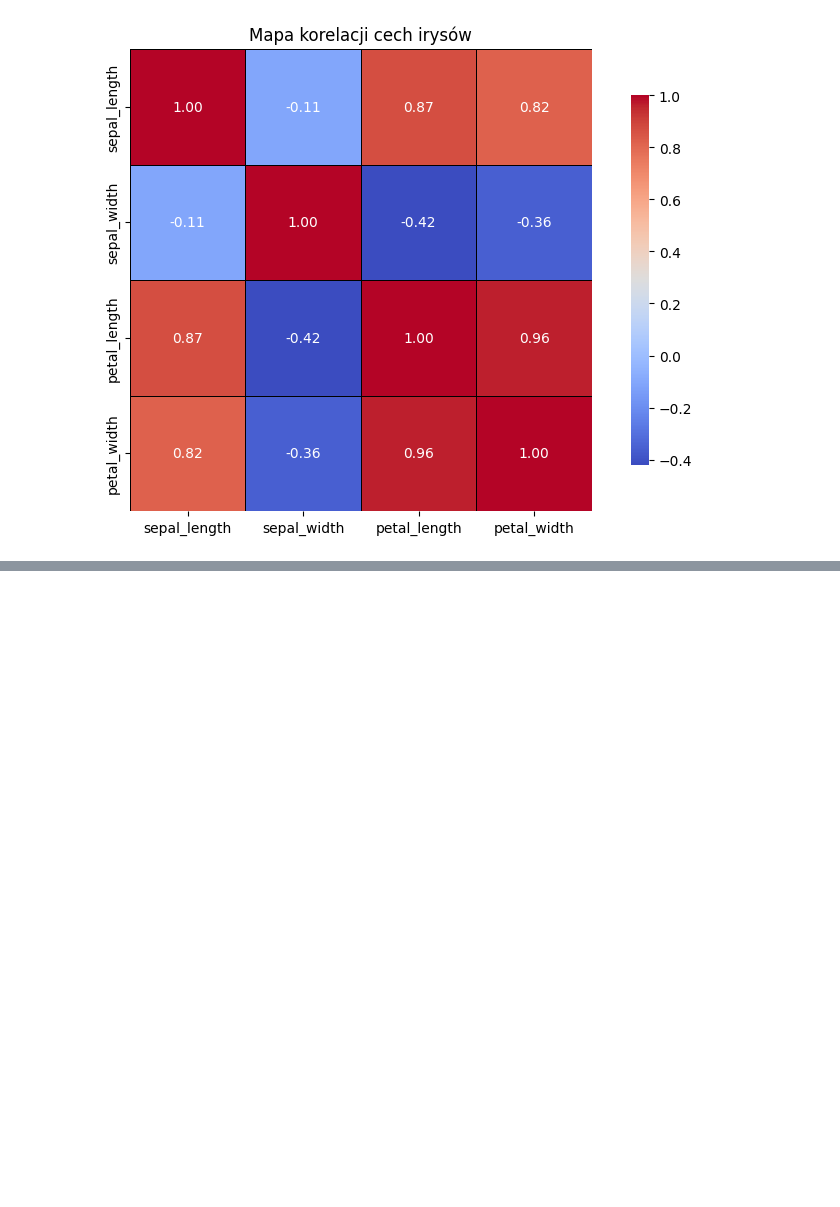
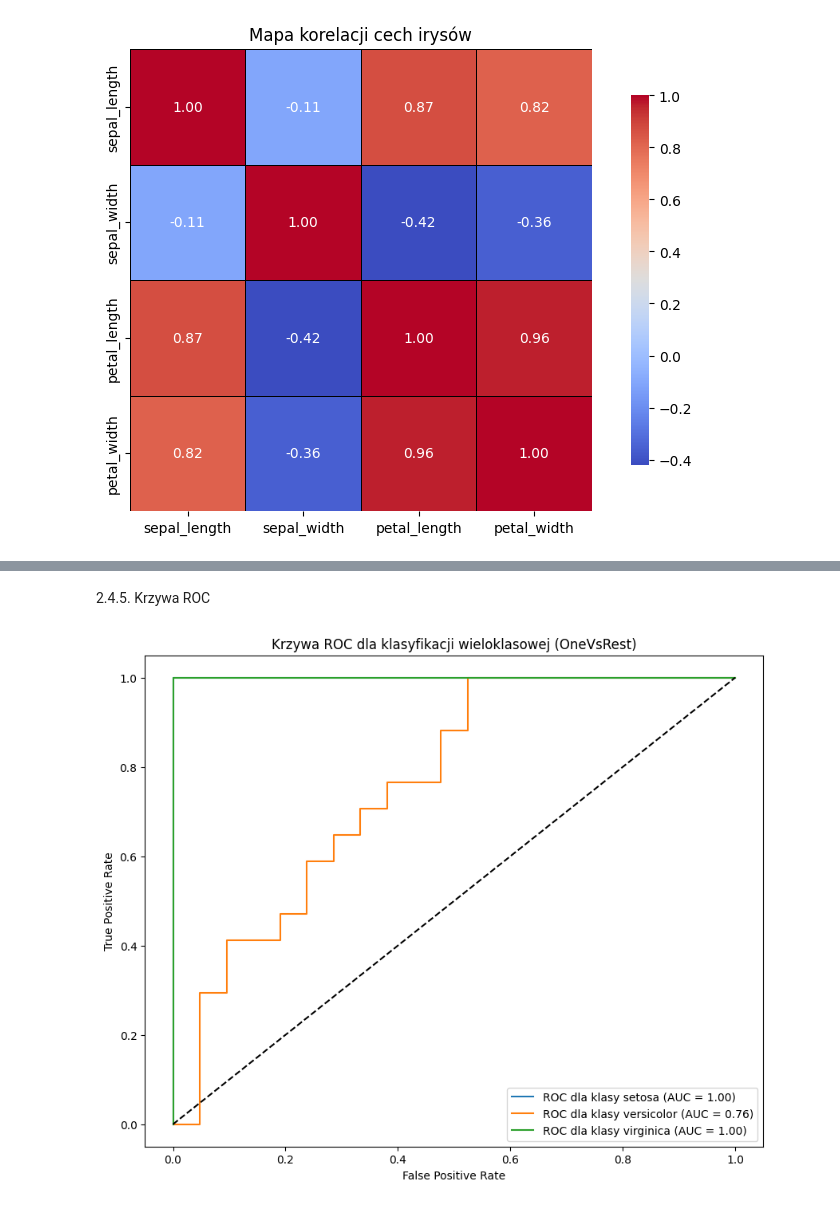
Before and after one commit to maddie84/Lab_Maszynowej_Analizy_Danych, a Jupyter notebook: Lab3/Jazwinska_Magda_LMAD_PSI_L3.ipynb, the cells around one changed output, grey strips where cells are left out. Saved outputs shown, nothing was run; the diff lists cells and outputs as text; code cells hidden in the pictures; blank space fills up the shorter version.

```diff
--- a/Lab3/Jazwinska_Magda_LMAD_PSI_L3.ipynb
+++ b/Lab3/Jazwinska_Magda_LMAD_PSI_L3.ipynb
@@ -435,0 +488,2 @@ plt.show()
+# %%
+X_train, X_test, y_train, y_test = train_test_split(X, y, test_size=0.25, random_state=101)
@@ -435,0 +554,25 @@ plt.show()
+# %% [markdown]
+2.4.5. Krzywa ROC
+# %%
+y_train_bin = label_binarize(y_train, classes=np.unique(y))
+y_test_bin = label_binarize(y_test, classes=np.unique(y))
+
+ovr_model = OneVsRestClassifier(LogisticRegression(solver='liblinear', random_state=101,
+                                                  C=best_params['C'], penalty=best_params['penalty']))
+ovr_model.fit(X_train, y_train_bin)
+
+y_test_proba = ovr_model.predict_proba(X_test)
+
+plt.figure(figsize=(10, 8))
+for i, class_label in enumerate(np.unique(y)):
+    fpr, tpr, _ = roc_curve(y_test_bin[:, i], y_test_proba[:, i])
+    plt.plot(fpr, tpr, label=f'ROC dla klasy {class_label} (AUC = {auc(fpr, tpr):.2f})')
+
+plt.plot([0, 1], [0, 1], 'k--')
+plt.xlabel('False Positive Rate')
+plt.ylabel('True Positive Rate')
+plt.title('Krzywa ROC dla klasyfikacji wieloklasowej (OneVsRest)')
+plt.legend(loc='best')
+plt.show()
+# %% [output]
+[figure, added]
```
Also changed, not shown: parts of 20 cells of this notebook, 4 other files.
